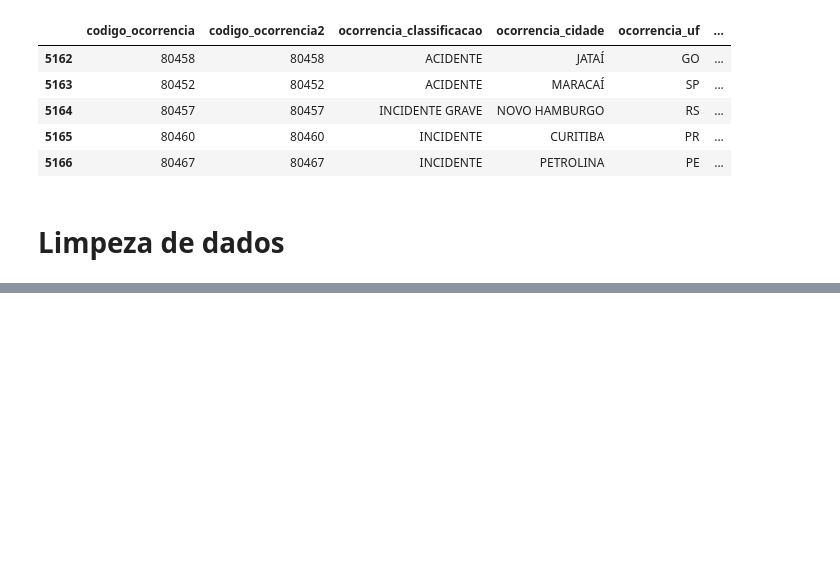
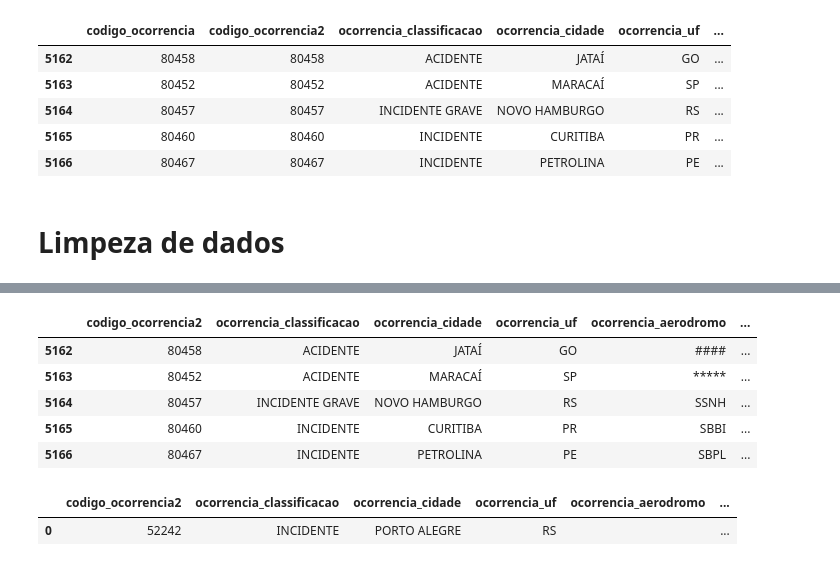
Before and after one commit to geanclm/_data-science_, a Jupyter notebook: FAB/FAB_projeto_ETL.ipynb, the cells around one changed output, grey strips where cells are left out. Cells and saved outputs as stored; diff of their text form; code cells hidden in the pictures; blank space fills up the shorter version.

```diff
--- a/FAB/FAB_projeto_ETL.ipynb
+++ b/FAB/FAB_projeto_ETL.ipynb
@@ -144,0 +231,9 @@ df.tail()
+# %%
+df.tail()
+# %% [output]
+|  | codigo_ocorrencia2 | ocorrencia_classificacao | ocorrencia_cidade | ocorrencia_uf | ocorrencia_aerodromo | ... |
+| 5162 | 80458 | ACIDENTE | JATAÍ | GO | #### | ... |
+| 5163 | 80452 | ACIDENTE | MARACAÍ | SP | ***** | ... |
+| 5164 | 80457 | INCIDENTE GRAVE | NOVO HAMBURGO | RS | SSNH | ... |
+| 5165 | 80460 | INCIDENTE | CURITIBA | PR | SBBI | ... |
+| 5166 | 80467 | INCIDENTE | PETROLINA | PE | SBPL | ... |
@@ -144,0 +243,5 @@ df.tail()
+# %%
+df.head(1)
+# %% [output]
+|  | codigo_ocorrencia2 | ocorrencia_classificacao | ocorrencia_cidade | ocorrencia_uf | ocorrencia_aerodromo | ... |
+| 0 | 52242 | INCIDENTE | PORTO ALEGRE | RS |  | ... |
```
Also changed, not shown: parts of 37 cells of this notebook, 1 other file.
